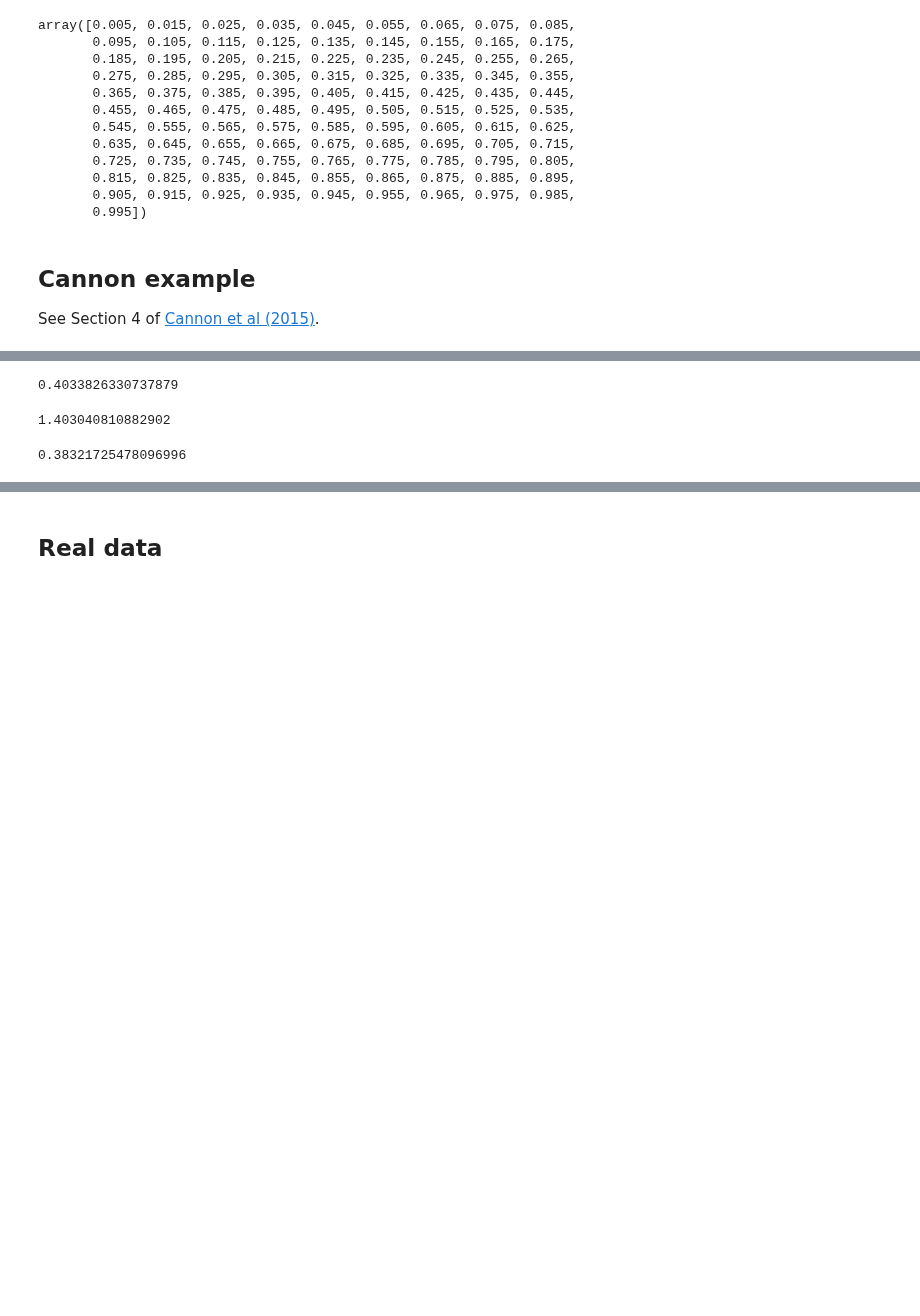
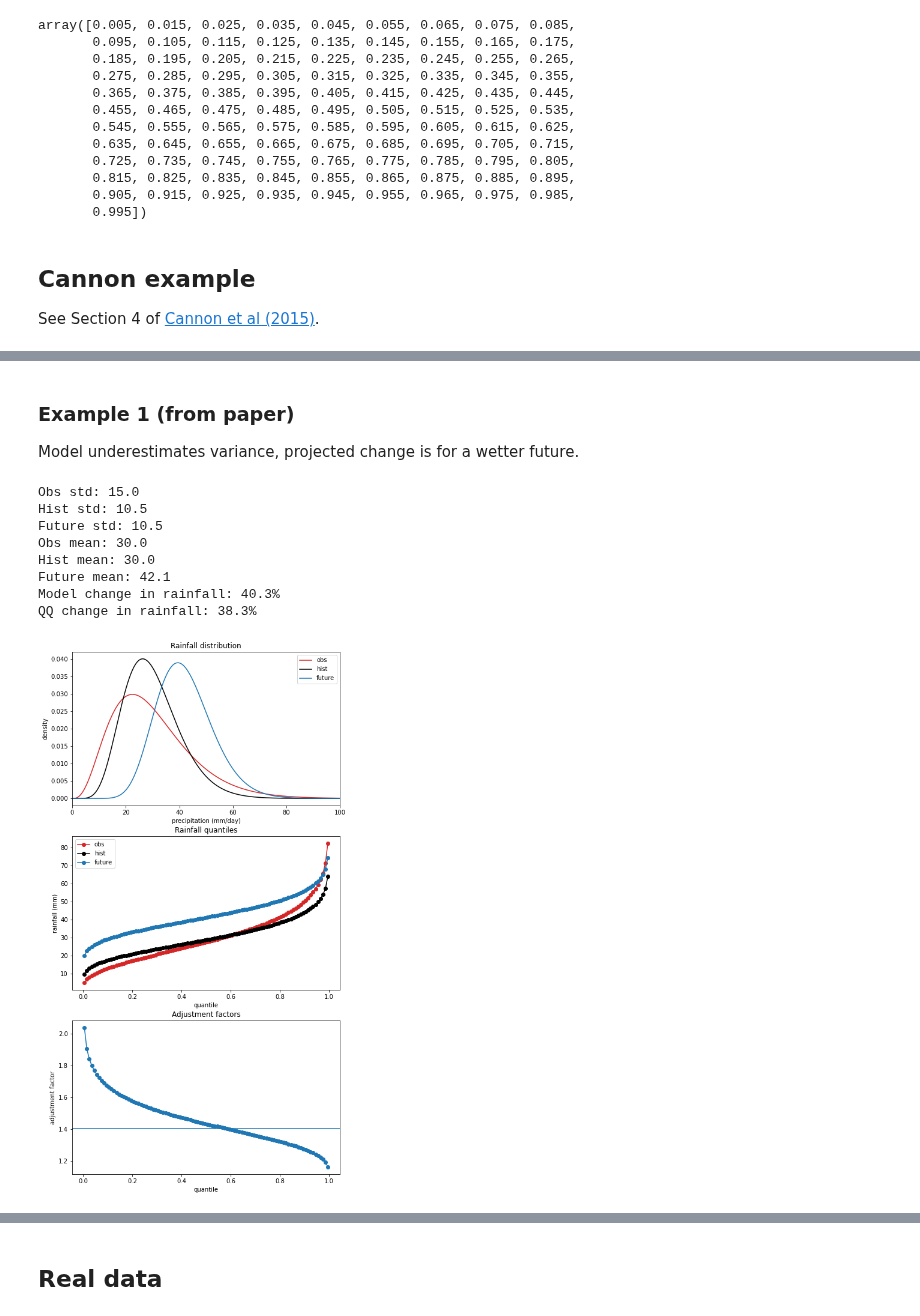
Before and after one commit to AusClimateService/qq-workflows, a Jupyter notebook: cih_paper/gamma.ipynb, the cells around one changed output, grey strips where cells are left out. Cells and saved outputs as stored; diff of their text form; code cells hidden in the pictures; blank space fills up the shorter version.

Commit message:
Clean up gamma examples

```diff
--- a/cih_paper/gamma.ipynb
+++ b/cih_paper/gamma.ipynb
@@ -29,12 +31,3 @@ array([0.005, 0.015, 0.025, 0.035, 0.045, 0.055, 0.065, 0.075, 0.085,
 ## Cannon example
 
 See Section 4 of [Cannon et al (2015)](https://journals.ametsoc.org/view/journals/clim/28/17/jcli-d-14-00754.1.xml#bib44).
-# %%
-obs_shape = 4.0
-obs_scale = 7.5
-hist_shape = 8.15
-hist_scale = 3.68
-future_shape = 16
-future_scale = 2.63
-#future_shape = 4.8
-#future_scale = 5
@@ -112,14 +33,0 @@ plt.show()
-# %%
-hist_adjusted = adjustment_factors * hist_quantiles
-(hist_adjusted.sum() - hist_quantiles.sum()) / hist_quantiles.sum()
-# %% [output]
-0.4033826330737879
-# %%
-mean_scaling
-# %% [output]
-1.403040810882902
-# %%
-obs_adjusted = adjustment_factors * obs_quantiles
-(obs_adjusted.sum() - obs_quantiles.sum()) / obs_quantiles.sum()
-# %% [output]
-0.38321725478096996
@@ -125,0 +126,15 @@ obs_adjusted = adjustment_factors * obs_quantiles
+# %% [markdown]
+### Example 1 (from paper)
+Model underestimates variance, projected change is for a wetter future.
+# %%
+gamma_analysis(16, 2.63)
+# %% [output]
+Obs std: 15.0
+Hist std: 10.5
+Future std: 10.5
+Obs mean: 30.0
+Hist mean: 30.0
+Future mean: 42.1
+Model change in rainfall: 40.3%
+QQ change in rainfall: 38.3%
+[figure, added]
```
Also changed, not shown: parts of 45 cells of this notebook.
